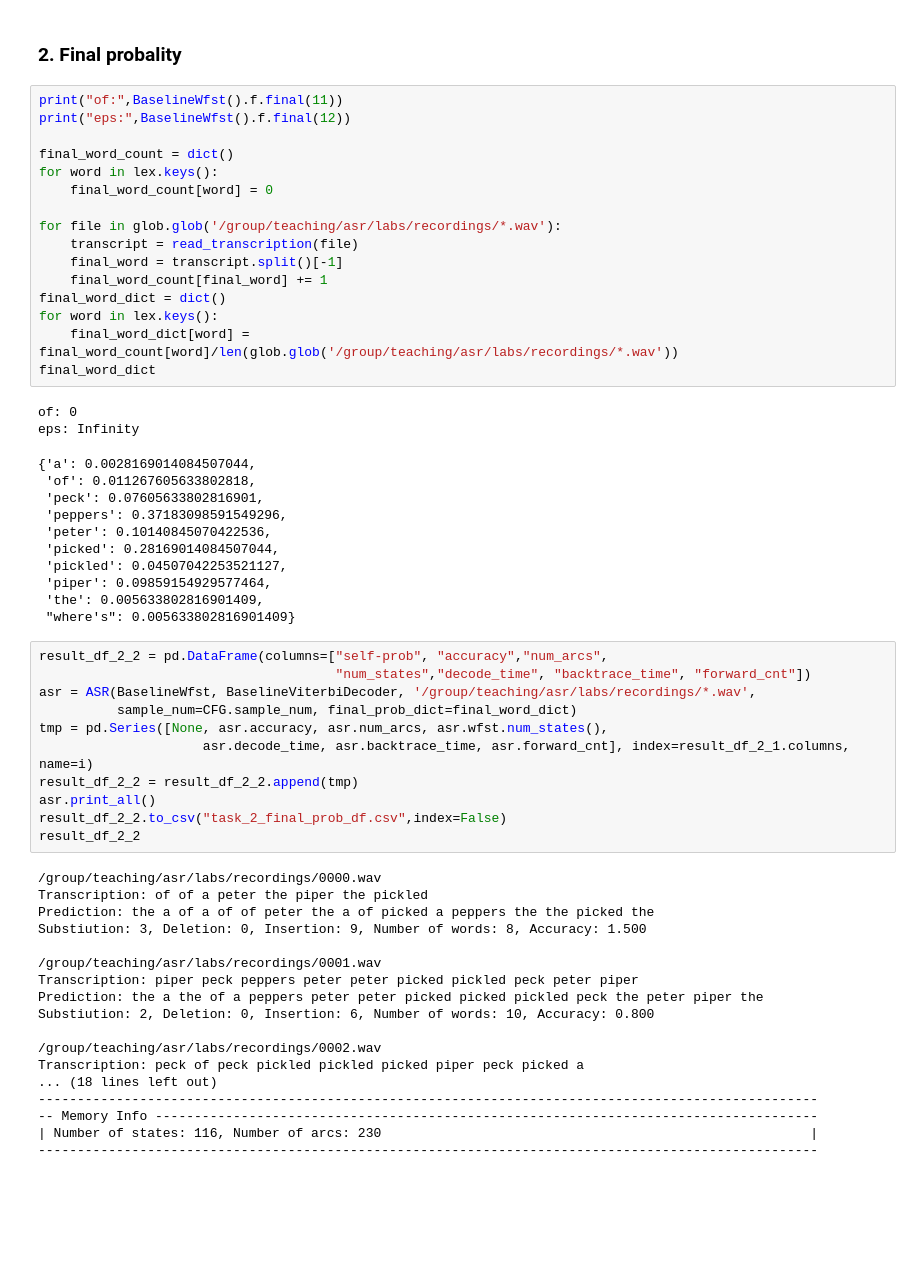
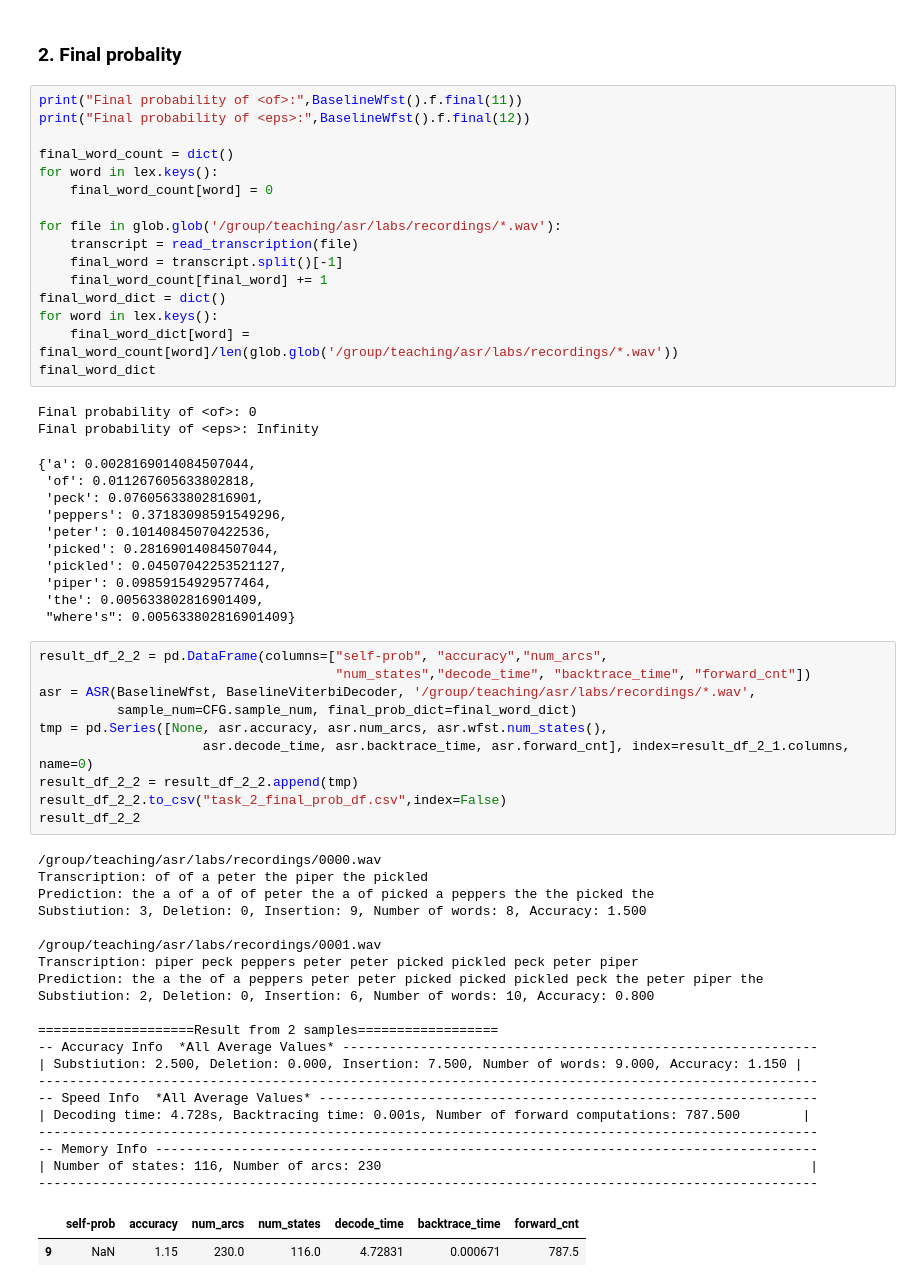
Before and after one commit to LIM-june/INFR11033_assignment, a Jupyter notebook: assignment.ipynb, the cells around one changed output. Drawn from its saved outputs; the diff is of its cells as text; blank space fills up the shorter version.

```diff
--- a/assignment.ipynb
+++ b/assignment.ipynb
@@ -598,8 +622,8 @@ KeyboardInterrupt:
 # %% [markdown]
 ### 2. Final probality
 # %%
-print("of:",BaselineWfst().f.final(11))
-print("eps:",BaselineWfst().f.final(12))
+print("Final probability of <of>:",BaselineWfst().f.final(11))
+print("Final probability of <eps>:",BaselineWfst().f.final(12))
 
 final_word_count = dict()
 for word in lex.keys():
@@ -614,8 +638,8 @@ for word in lex.keys():
     final_word_dict[word] = final_word_count[word]/len(glob.glob('/group/teaching/asr/labs/recordings/*.wav'))
 final_word_dict
 # %% [output]
-of: 0
-eps: Infinity
+Final probability of <of>: 0
+Final probability of <eps>: Infinity
 {'a': 0.0028169014084507044,
  'of': 0.011267605633802818,
  'peck': 0.07605633802816901,
@@ -629,29 +653,33 @@ eps: Infinity
 # %%
 result_df_2_2 = pd.DataFrame(columns=["self-prob", "accuracy","num_arcs",
                                       "num_states","decode_time", "backtrace_time", "forward_cnt"])
 asr = ASR(BaselineWfst, BaselineViterbiDecoder, '/group/teaching/asr/labs/recordings/*.wav',
           sample_num=CFG.sample_num, final_prob_dict=final_word_dict)
 tmp = pd.Series([None, asr.accuracy, asr.num_arcs, asr.wfst.num_states(),
-                     asr.decode_time, asr.backtrace_time, asr.forward_cnt], index=result_df_2_1.columns, name=i)
+                     asr.decode_time, asr.backtrace_time, asr.forward_cnt], index=result_df_2_1.columns, name=0)
 result_df_2_2 = result_df_2_2.append(tmp)
-asr.print_all()
 result_df_2_2.to_csv("task_2_final_prob_df.csv",index=False)
 result_df_2_2
 # %% [output]
 /group/teaching/asr/labs/recordings/0000.wav
 Transcription: of of a peter the piper the pickled
 Prediction: the a of a of of peter the a of picked a peppers the the picked the
 Substiution: 3, Deletion: 0, Insertion: 9, Number of words: 8, Accuracy: 1.500
 
 /group/teaching/asr/labs/recordings/0001.wav
 Transcription: piper peck peppers peter peter picked pickled peck peter piper
 Prediction: the a the of a peppers peter peter picked picked pickled peck the peter piper the
 Substiution: 2, Deletion: 0, Insertion: 6, Number of words: 10, Accuracy: 0.800
 
-/group/teaching/asr/labs/recordings/0002.wav
-Transcription: peck of peck pickled pickled picked piper peck picked a
-... (18 lines left out)
+====================Result from 2 samples==================
+-- Accuracy Info  *All Average Values* -------------------------------------------------------------
+| Substiution: 2.500, Deletion: 0.000, Insertion: 7.500, Number of words: 9.000, Accuracy: 1.150 |
+----------------------------------------------------------------------------------------------------
+-- Speed Info  *All Average Values* ----------------------------------------------------------------
+| Decoding time: 4.728s, Backtracing time: 0.001s, Number of forward computations: 787.500        |
 ----------------------------------------------------------------------------------------------------
 -- Memory Info -------------------------------------------------------------------------------------
 | Number of states: 116, Number of arcs: 230                                                       |
 ----------------------------------------------------------------------------------------------------
+|  | self-prob | accuracy | num_arcs | num_states | decode_time | backtrace_time | forward_cnt |
+| 9 | NaN | 1.15 | 230.0 | 116.0 | 4.72831 | 0.000671 | 787.5 |
```
Also changed, not shown: parts of 15 cells of this notebook, 5 other files.
